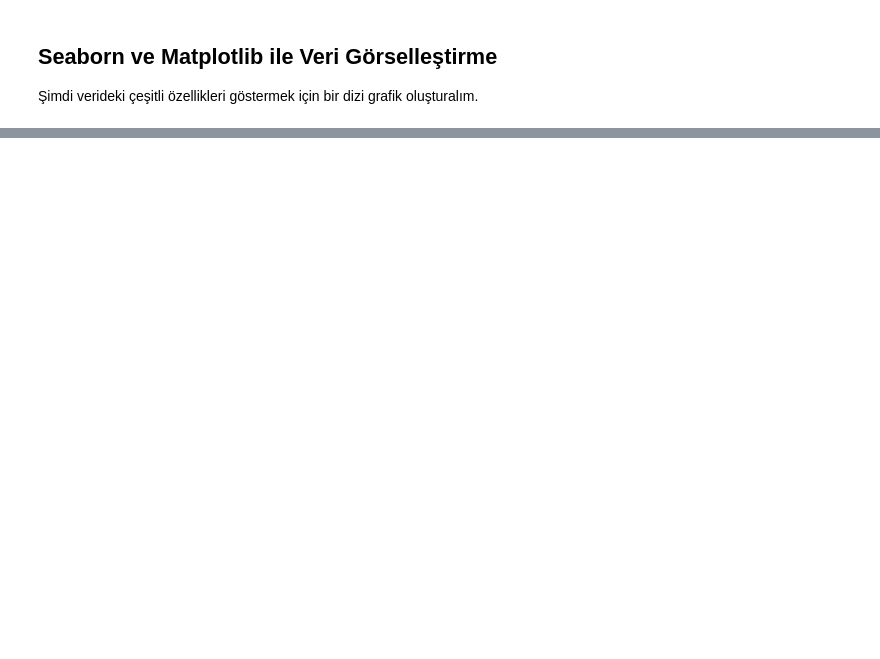
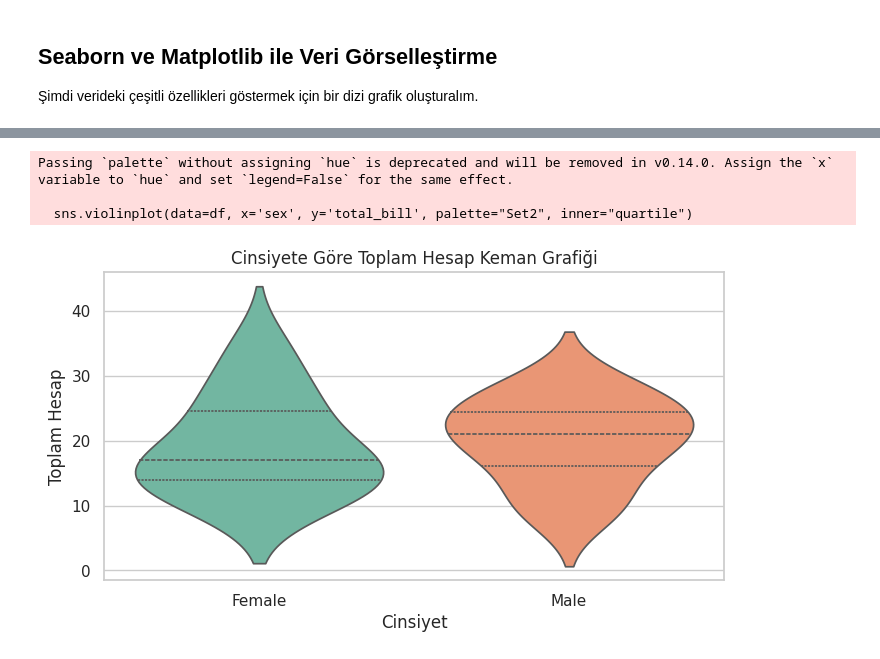
Before and after one commit to onuralpArsln/MlAiTutorialProjects, a Jupyter notebook: 12-VideoSources/seabornVis.ipynb, the cells around one changed output, grey strips where cells are left out. Cells and saved outputs as stored; diff of their text form; code cells hidden in the pictures; blank space fills up the shorter version.

```diff
--- a/12-VideoSources/seabornVis.ipynb
+++ b/12-VideoSources/seabornVis.ipynb
@@ -169,0 +130,13 @@ plt.show()
+# %%
+# Keman grafiği: Kutu grafiği ve yoğunluk grafiğinin birleşimi
+plt.figure(figsize=(8, 4))
+sns.violinplot(data=df, x='sex', y='total_bill', palette="Set2", inner="quartile")
+plt.title("Cinsiyete Göre Toplam Hesap Keman Grafiği")
+plt.xlabel("Cinsiyet")
+plt.ylabel("Toplam Hesap")
+plt.show()
+# %% [output]
+Passing `palette` without assigning `hue` is deprecated and will be removed in v0.14.0. Assign the `x` variable to `hue` and set `legend=False` for the same effect.
+
+  sns.violinplot(data=df, x='sex', y='total_bill', palette="Set2", inner="quartile")
+[figure, added]
```
Also changed, not shown: parts of 15 cells of this notebook.
